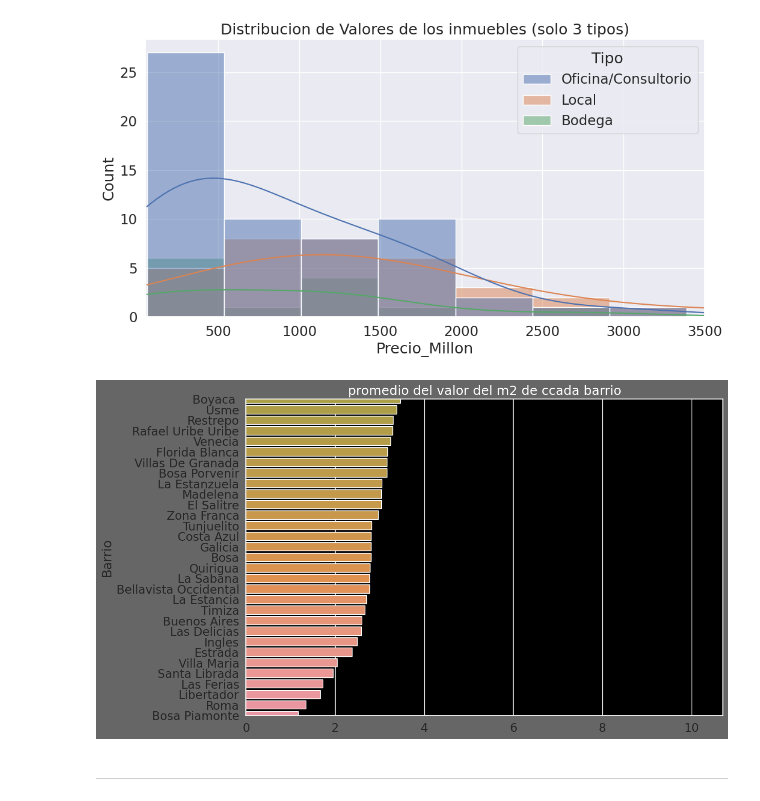
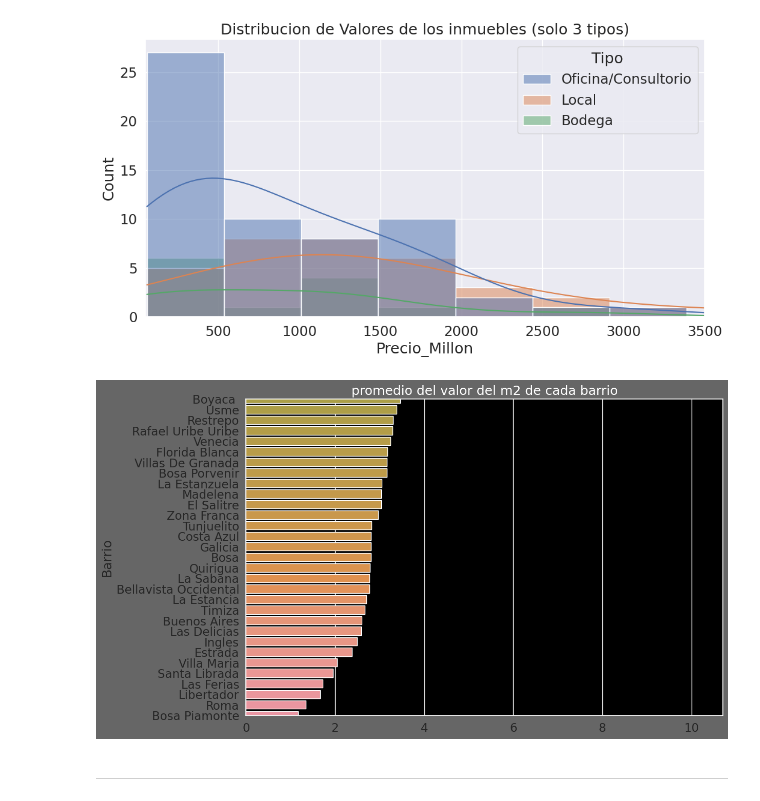
Before and after one commit to Ayuya2001/INMERSION_DE_DATOS, a Jupyter notebook: INMERSION_DE_DATOS_AULA_2.ipynb, the cells around one changed output. Cells and saved outputs as stored; diff of their text form; code cells hidden in the pictures.

```diff
--- a/INMERSION_DE_DATOS_AULA_2.ipynb
+++ b/INMERSION_DE_DATOS_AULA_2.ipynb
@@ -521,16 +521,16 @@ plt.show()
 # %%
 from ipywidgets.widgets.widget_int import Color
 inmuebles['Precio_M2'] = inmuebles['Precio_Millon'] / inmuebles['Area']
 Promedio_Precio_Barrio = inmuebles.groupby('Barrio')['Precio_M2'].mean().sort_values(ascending=True)
 plt.figure(figsize=(12,8), facecolor=(0,0,0,0.6))
 sns.set_palette('deep')
 grafica = sns.barplot(x=Promedio_Precio_Barrio.values,y=Promedio_Precio_Barrio.index)
-grafica.set_title('promedio del valor del m2 de ccada barrio', color='white')
+grafica.set_title('promedio del valor del m2 de cada barrio', color='white')
 grafica.set_facecolor('black')
 plt.ylim(0,30)
 plt.show()
 # %% [output]
-[figure, old version]
+[figure, new version]
 # %% [markdown]
 
 
```
